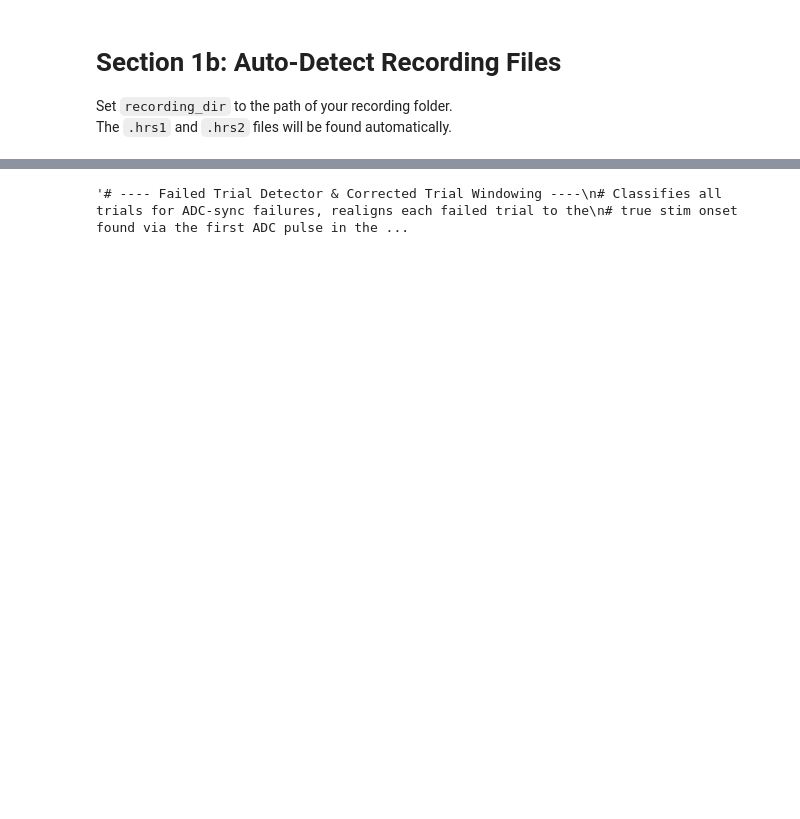
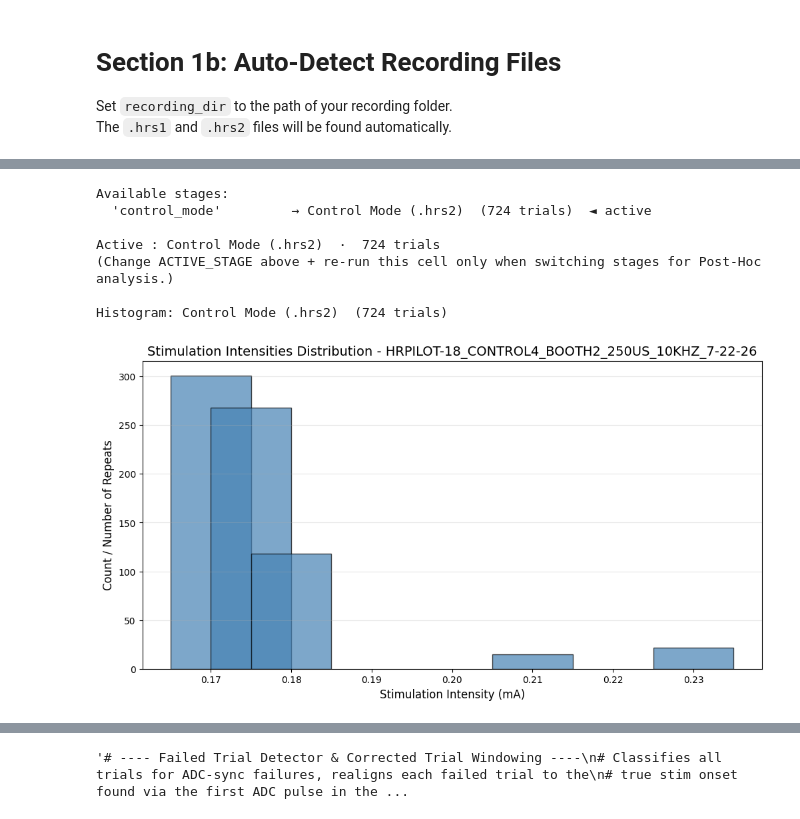
Before and after one commit to yahriels/Open-Ephys-H-Reflex-Python-Data-Analysis, a Jupyter notebook: src/open_ephys/analysis/Read_H-Reflex_App.ipynb, the cells around one changed output, grey strips where cells are left out. Saved outputs shown, nothing was run; the diff lists cells and outputs as text; code cells hidden in the pictures; blank space fills up the shorter version.

```diff
--- a/src/open_ephys/analysis/Read_H-Reflex_App.ipynb
+++ b/src/open_ephys/analysis/Read_H-Reflex_App.ipynb
@@ -262,7 +264,7 @@ MH Recruitment trials : 837
 # %%
 # ── Stage Selector + Stimulation Intensity Histogram ──────────────────────────
-# ACTIVE_STAGE controls which stage the Post-Hoc notebook (and _plot_trials below) uses.
-# All viewer cells further down show a Stage dropdown when multiple stages are loaded.
+# ACTIVE_STAGE controls which stage the Post-Hoc notebook uses.
+# All viewer cells show a Stage dropdown when multiple stages are loaded.
 
 _stage_map = {}
 if hrs2_trials and (not cm_trials or hrs2_trials is not cm_trials):
@@ -274,11 +276,23 @@ if cm_trials:
 if dcp_trials:
     _stage_map['dcp']            = (dcp_trials,  dcp_header,  dcp_emg_blocks,
                                      'Down Condition Pellet (.hrs3)')
+if s4_trials:
+    _stage_map['up_cond_pellet'] = (s4_trials,   s4_header,   s4_emg_blocks,
+                                     'Up Condition Pellet (.hrs4)')
+if s5_trials:
+    _stage_map['down_cond_vns']  = (s5_trials,   s5_header,   s5_emg_blocks,
+                                     'Down Condition VNS (.hrs5)')
+if s6_trials:
+    _stage_map['up_cond_vns']    = (s6_trials,   s6_header,   s6_emg_blocks,
+                                     'Up Condition VNS (.hrs6)')
 
-ACTIVE_STAGE = next(iter(_stage_map))   # default: first available stage
-# ACTIVE_STAGE = 'mh_recruitment'        # MH Recruitment Curve  (.hrs1)
-# ACTIVE_STAGE = 'control_mode'          # Control Mode          (.hrs2)
-# ACTIVE_STAGE = 'dcp'                   # Down Condition Pellet (.hrs3)
+ACTIVE_STAGE = next(iter(_stage_map))
+# ACTIVE_STAGE = 'mh_recruitment'
+# ACTIVE_STAGE = 'control_mode'
+# ACTIVE_STAGE = 'dcp'
+# ACTIVE_STAGE = 'up_cond_pellet'
+# ACTIVE_STAGE = 'down_cond_vns'
+# ACTIVE_STAGE = 'up_cond_vns'
 
 if ACTIVE_STAGE not in _stage_map:
     ACTIVE_STAGE = next(iter(_stage_map))
@@ -286,33 +300,42 @@ if ACTIVE_STAGE not in _stage_map:
 
 _sel = _stage_map[ACTIVE_STAGE]
 _plot_trials, _plot_header, _plot_emg_blocks = _sel[0], _sel[1], _sel[2]
 
 print('Available stages:')
 for _k, (_t, _h, _e, _lbl) in _stage_map.items():
     _mark = '  ◄ active' if _k == ACTIVE_STAGE else ''
     print(f'  {_k!r:<22} → {_lbl}  ({len(_t)} trials){_mark}')
 print(f'\nActive : {_sel[3]}  ·  {len(_plot_trials)} trials')
 print('(Change ACTIVE_STAGE above + re-run this cell only when switching stages for Post-Hoc analysis.)')
 
 # ── Stimulation Intensity Histogram ───────────────────────────────────────
 from ipywidgets import Dropdown, VBox, Output
 from IPython.display import display as _disp
 
 _hist_opts = [(lbl, sk) for sk, (_t, _h, _e, lbl) in _stage_map.items() if _t]
 if len(_hist_opts) == 1:
     _sk, (_st, _sh, _se, _slbl) = next(iter(_stage_map.items()))
-    print(f'\n── Histogram: {_slbl}  ({len(_st)} trials)')
+    print(f'\nHistogram: {_slbl}  ({len(_st)} trials)')
     plot_amplitude_distribution(_st, _sh)
 else:
     _hist_out  = Output()
     _hist_drop = Dropdown(options=_hist_opts, description='Stage:', layout={'width': '440px'})
     def _hist_show(change=None):
         _st, _sh, _se, _slbl = _stage_map[_hist_drop.value]
         with _hist_out:
             _hist_out.clear_output(wait=True)
-            print(f'\n── Histogram: {_slbl}  ({len(_st)} trials)')
+            print(f'\nHistogram: {_slbl}  ({len(_st)} trials)')
             plot_amplitude_distribution(_st, _sh)
     _hist_drop.observe(_hist_show, names='value')
     _disp(VBox([_hist_drop, _hist_out]))
     _hist_show()
+# %% [output]
+Available stages:
+  'control_mode'         → Control Mode (.hrs2)  (724 trials)  ◄ active
+
+Active : Control Mode (.hrs2)  ·  724 trials
+(Change ACTIVE_STAGE above + re-run this cell only when switching stages for Post-Hoc analysis.)
+
+Histogram: Control Mode (.hrs2)  (724 trials)
+[figure, added]
 # %%
```
Also changed, not shown: parts of 24 cells of this notebook, 5 other files.
